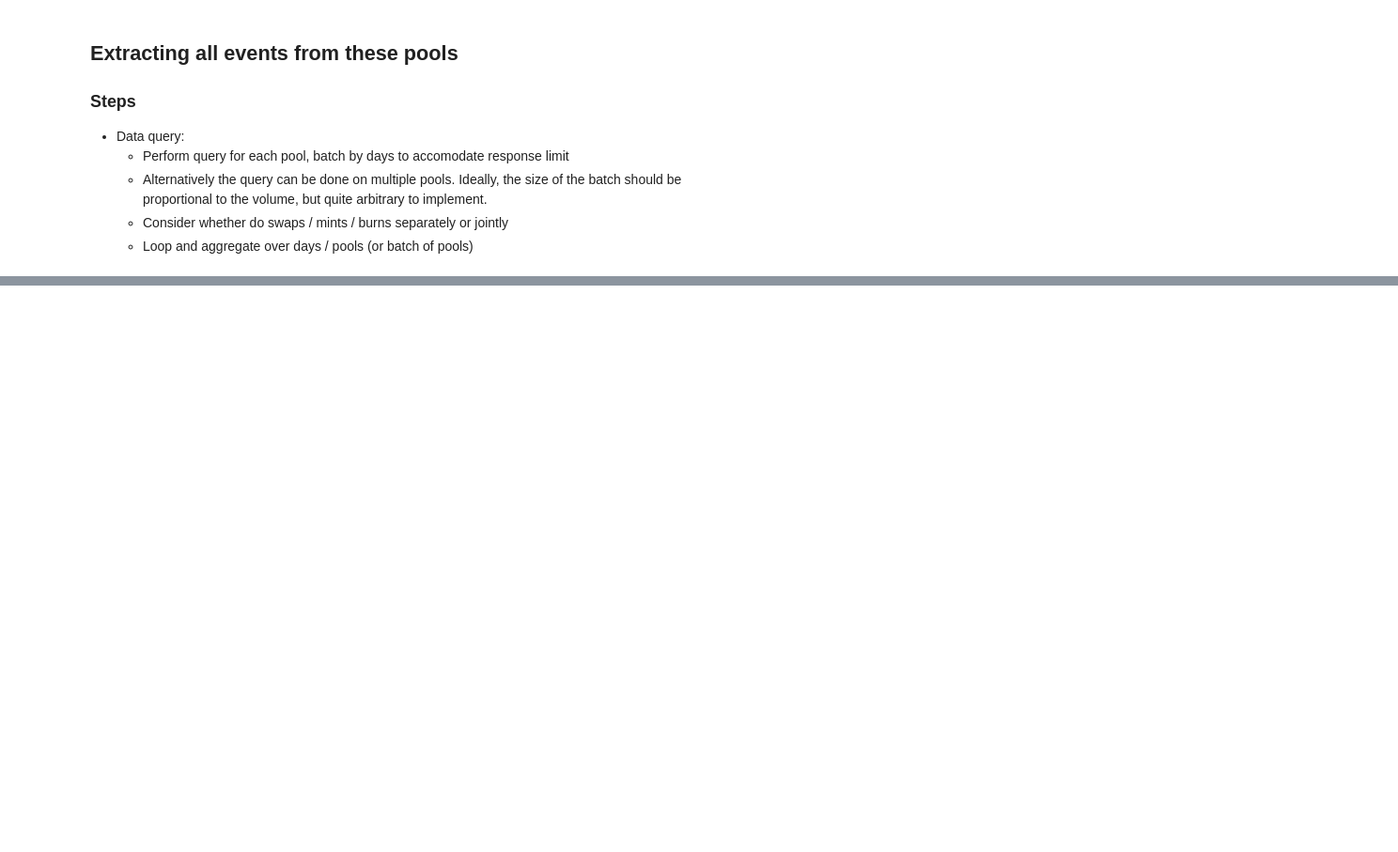
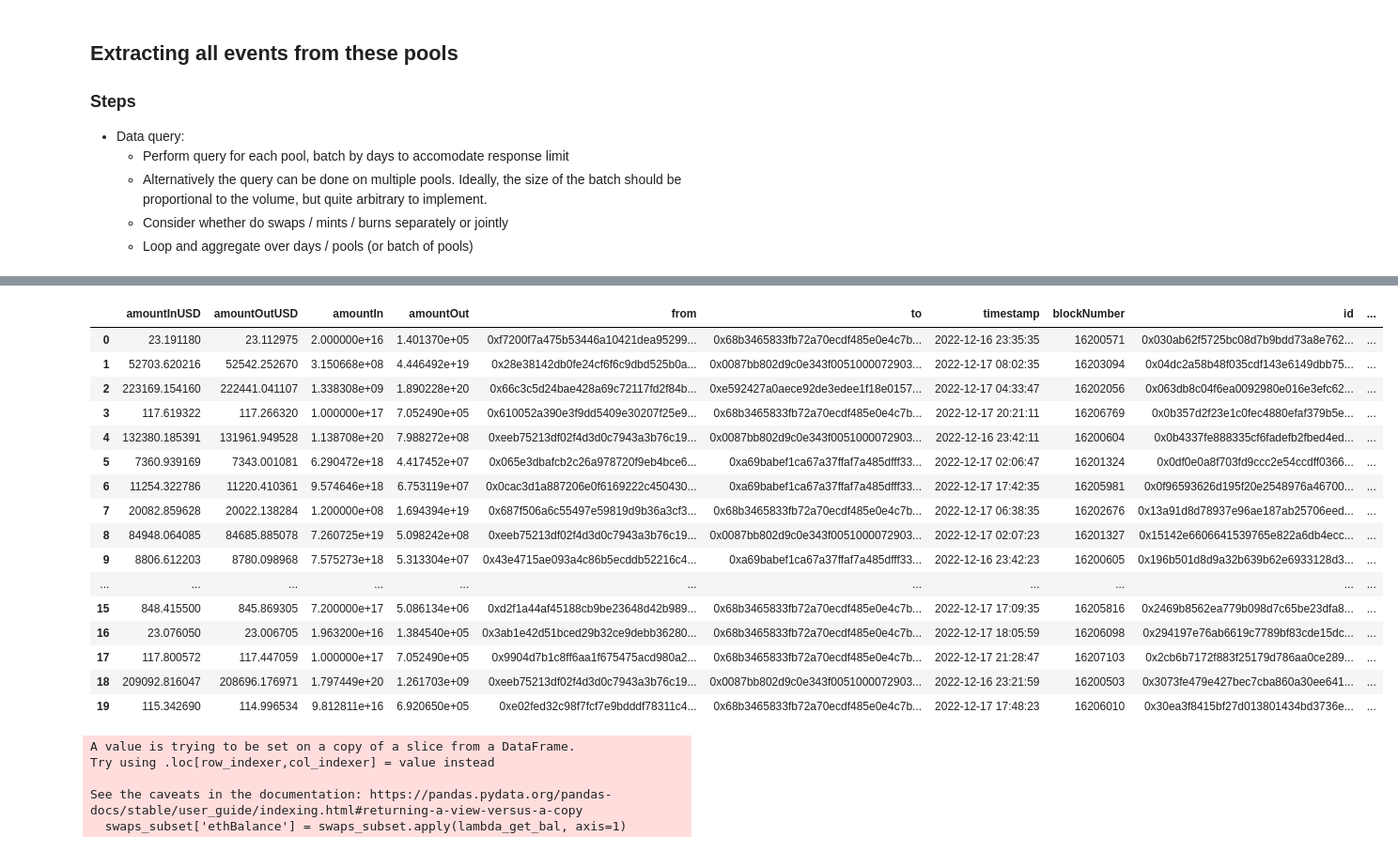
Before and after one commit to juliencarponcy/py0xcluster, a Jupyter notebook: notebooks/Pool_clustering.ipynb, the cells around one changed output, grey strips where cells are left out. Shown at 94% size. Cells and saved outputs as stored; diff of their text form; code cells hidden in the pictures; blank space fills up the shorter version.

Commit message:
Feature extraction and aggregation functional

```diff
--- a/notebooks/Pool_clustering.ipynb
+++ b/notebooks/Pool_clustering.ipynb
@@ -149,9 +155,10 @@ Queriying from 2022-12-31 00:00:00 to 2023-01-16 00:00:00
 # %%
 uni3_events_getter = PoolEventGetter(
     subgraph_url = 'https://api.thegraph.com/subgraphs/name/messari/uniswap-v3-ethereum',
-    pool_ids = uni3_pools.pools_df['pool.id'][13:15],
-    start_date = (2023,1,13),
-    end_date = (2023,1,15),
+    pools_data = uni3_pools,
+    pool_ids = ['0xe0554a476a092703abdb3ef35c80e0d76d32939f','0x11b815efb8f581194ae79006d24e0d814b7697f6'],
+    start_date = (2023,1,14),
+    end_date = (2023,1,17),
     days_batch_size = 1
     )
 
@@ -166,0 +273,5 @@ Queriying from 2023-01-14 00:00:00 to 2023-01-15 00:00:00
+# %%
+uni3_events.deposits['isLimitOrder'] = (uni3_events.deposits['InputTokenAmount0'] == 0) | (uni3_events.deposits['InputTokenAmount1'] == 0)
+uni3_events.swaps['isLimitOrder'].astype('float')
+
+uni3_events.deposits['isLimitOrder'].value_counts()
@@ -183 +297,34 @@ uni3_events.swaps
+# %%
+swaps_subset = uni3_events.swaps[0:20]
+swaps_subset
+# %% [output]
+|  | amountInUSD | amountOutUSD | amountIn | amountOut | from | to | timestamp | blockNumber | id | ... |
+| 0 | 23.191180 | 23.112975 | 2.000000e+16 | 1.401370e+05 | 0xf7200f7a475b53446a10421dea95299... | 0x68b3465833fb72a70ecdf485e0e4c7b... | 2022-12-16 23:35:35 | 16200571 | 0x030ab62f5725bc08d7b9bdd73a8e762... | ... |
+| 1 | 52703.620216 | 52542.252670 | 3.150668e+08 | 4.446492e+19 | 0x28e38142db0fe24cf6f6c9dbd525b0a... | 0x0087bb802d9c0e343f0051000072903... | 2022-12-17 08:02:35 | 16203094 | 0x04dc2a58b48f035cdf143e6149dbb75... | ... |
+| 2 | 223169.154160 | 222441.041107 | 1.338308e+09 | 1.890228e+20 | 0x66c3c5d24bae428a69c72117fd2f84b... | 0xe592427a0aece92de3edee1f18e0157... | 2022-12-17 04:33:47 | 16202056 | 0x063db8c04f6ea0092980e016e3efc62... | ... |
+| 3 | 117.619322 | 117.266320 | 1.000000e+17 | 7.052490e+05 | 0x610052a390e3f9dd5409e30207f25e9... | 0x68b3465833fb72a70ecdf485e0e4c7b... | 2022-12-17 20:21:11 | 16206769 | 0x0b357d2f23e1c0fec4880efaf379b5e... | ... |
+| 4 | 132380.185391 | 131961.949528 | 1.138708e+20 | 7.988272e+08 | 0xeeb75213df02f4d3d0c7943a3b76c19... | 0x0087bb802d9c0e343f0051000072903... | 2022-12-16 23:42:11 | 16200604 | 0x0b4337fe888335cf6fadefb2fbed4ed... | ... |
+| 5 | 7360.939169 | 7343.001081 | 6.290472e+18 | 4.417452e+07 | 0x065e3dbafcb2c26a978720f9eb4bce6... | 0xa69babef1ca67a37ffaf7a485dfff33... | 2022-12-17 02:06:47 | 16201324 | 0x0df0e0a8f703fd9ccc2e54ccdff0366... | ... |
+| 6 | 11254.322786 | 11220.410361 | 9.574646e+18 | 6.753119e+07 | 0x0cac3d1a887206e0f6169222c450430... | 0xa69babef1ca67a37ffaf7a485dfff33... | 2022-12-17 17:42:35 | 16205981 | 0x0f96593626d195f20e2548976a46700... | ... |
+| 7 | 20082.859628 | 20022.138284 | 1.200000e+08 | 1.694394e+19 | 0x687f506a6c55497e59819d9b36a3cf3... | 0x68b3465833fb72a70ecdf485e0e4c7b... | 2022-12-17 06:38:35 | 16202676 | 0x13a91d8d78937e96ae187ab25706eed... | ... |
+| 8 | 84948.064085 | 84685.885078 | 7.260725e+19 | 5.098242e+08 | 0xeeb75213df02f4d3d0c7943a3b76c19... | 0x0087bb802d9c0e343f0051000072903... | 2022-12-17 02:07:23 | 16201327 | 0x15142e6606641539765e822a6db4ecc... | ... |
+| 9 | 8806.612203 | 8780.098968 | 7.575273e+18 | 5.313304e+07 | 0x43e4715ae093a4c86b5ecddb52216c4... | 0xa69babef1ca67a37ffaf7a485dfff33... | 2022-12-16 23:42:23 | 16200605 | 0x196b501d8d9a32b639b62e6933128d3... | ... |
+| ... | ... | ... | ... | ... | ... | ... | ... | ... | ... | ... |
+| 15 | 848.415500 | 845.869305 | 7.200000e+17 | 5.086134e+06 | 0xd2f1a44af45188cb9be23648d42b989... | 0x68b3465833fb72a70ecdf485e0e4c7b... | 2022-12-17 17:09:35 | 16205816 | 0x2469b8562ea779b098d7c65be23dfa8... | ... |
+| 16 | 23.076050 | 23.006705 | 1.963200e+16 | 1.384540e+05 | 0x3ab1e42d51bced29b32ce9debb36280... | 0x68b3465833fb72a70ecdf485e0e4c7b... | 2022-12-17 18:05:59 | 16206098 | 0x294197e76ab6619c7789bf83cde15dc... | ... |
+| 17 | 117.800572 | 117.447059 | 1.000000e+17 | 7.052490e+05 | 0x9904d7b1c8ff6aa1f675475acd980a2... | 0x68b3465833fb72a70ecdf485e0e4c7b... | 2022-12-17 21:28:47 | 16207103 | 0x2cb6b7172f883f25179d786aa0ce289... | ... |
+| 18 | 209092.816047 | 208696.176971 | 1.797449e+20 | 1.261703e+09 | 0xeeb75213df02f4d3d0c7943a3b76c19... | 0x0087bb802d9c0e343f0051000072903... | 2022-12-16 23:21:59 | 16200503 | 0x3073fe479e427bec7cba860a30ee641... | ... |
+| 19 | 115.342690 | 114.996534 | 9.812811e+16 | 6.920650e+05 | 0xe02fed32c98f7fcf7e9bdddf78311c4... | 0x68b3465833fb72a70ecdf485e0e4c7b... | 2022-12-17 17:48:23 | 16206010 | 0x30ea3f8415bf27d013801434bd3736e... | ... |
+# %%
+# Defining the lambda function that takes one argument
+lambda_get_bal = lambda x: get_eth_balance(x['from'], x['blockNumber'])
+
+# Using apply() to apply the lambda function to the DataFrame
+swaps_subset['ethBalance'] = swaps_subset.apply(lambda_get_bal, axis=1)
+# %% [output]
+A value is trying to be set on a copy of a slice from a DataFrame.
+Try using .loc[row_indexer,col_indexer] = value instead
+
+See the caveats in the documentation: https://pandas.pydata.org/pandas-docs/stable/user_guide/indexing.html#returning-a-view-versus-a-copy
+  swaps_subset['ethBalance'] = swaps_subset.apply(lambda_get_bal, axis=1)
 # %%
```
Also changed, not shown: parts of 22 cells of this notebook, 6 other files.
